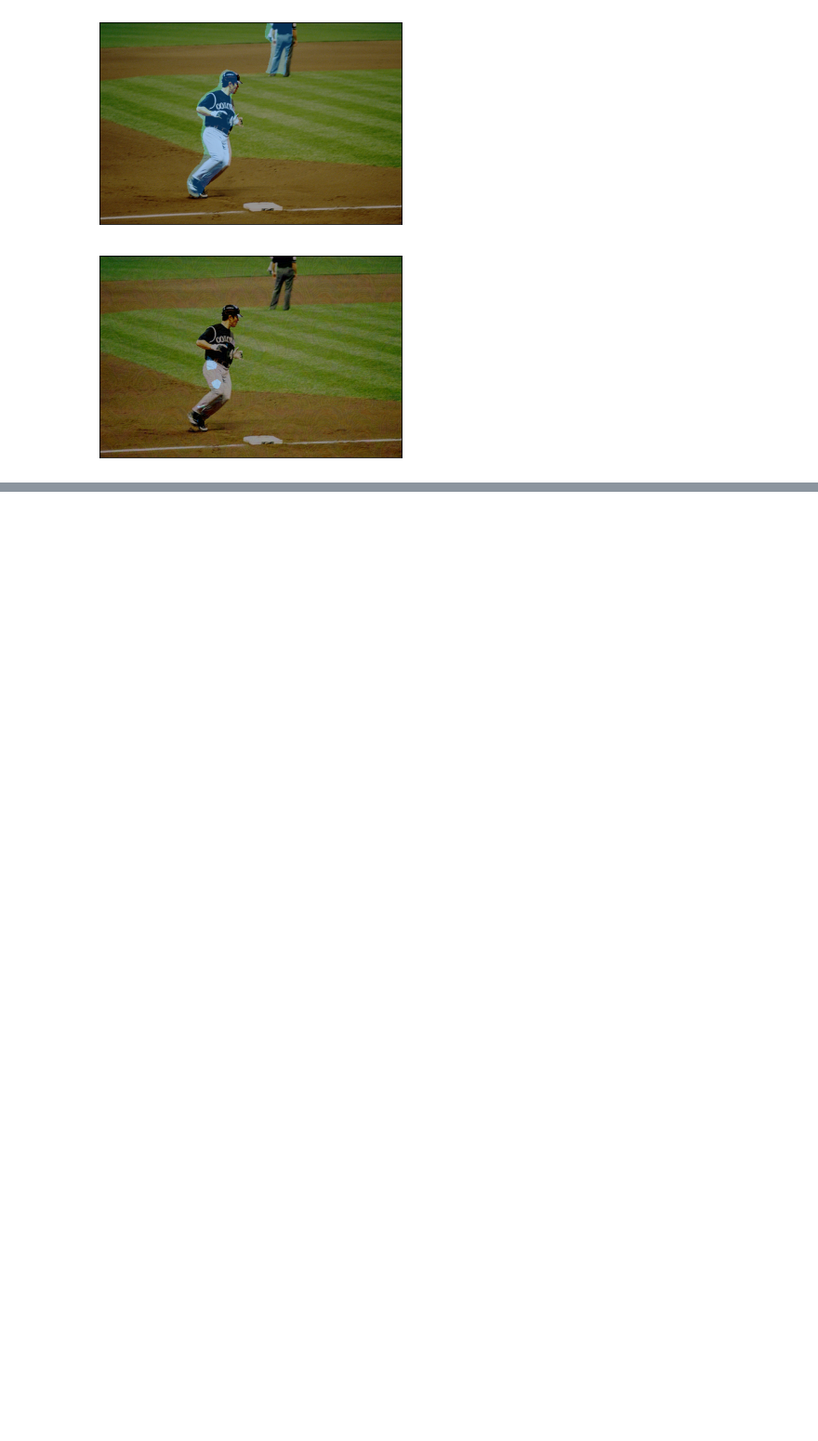
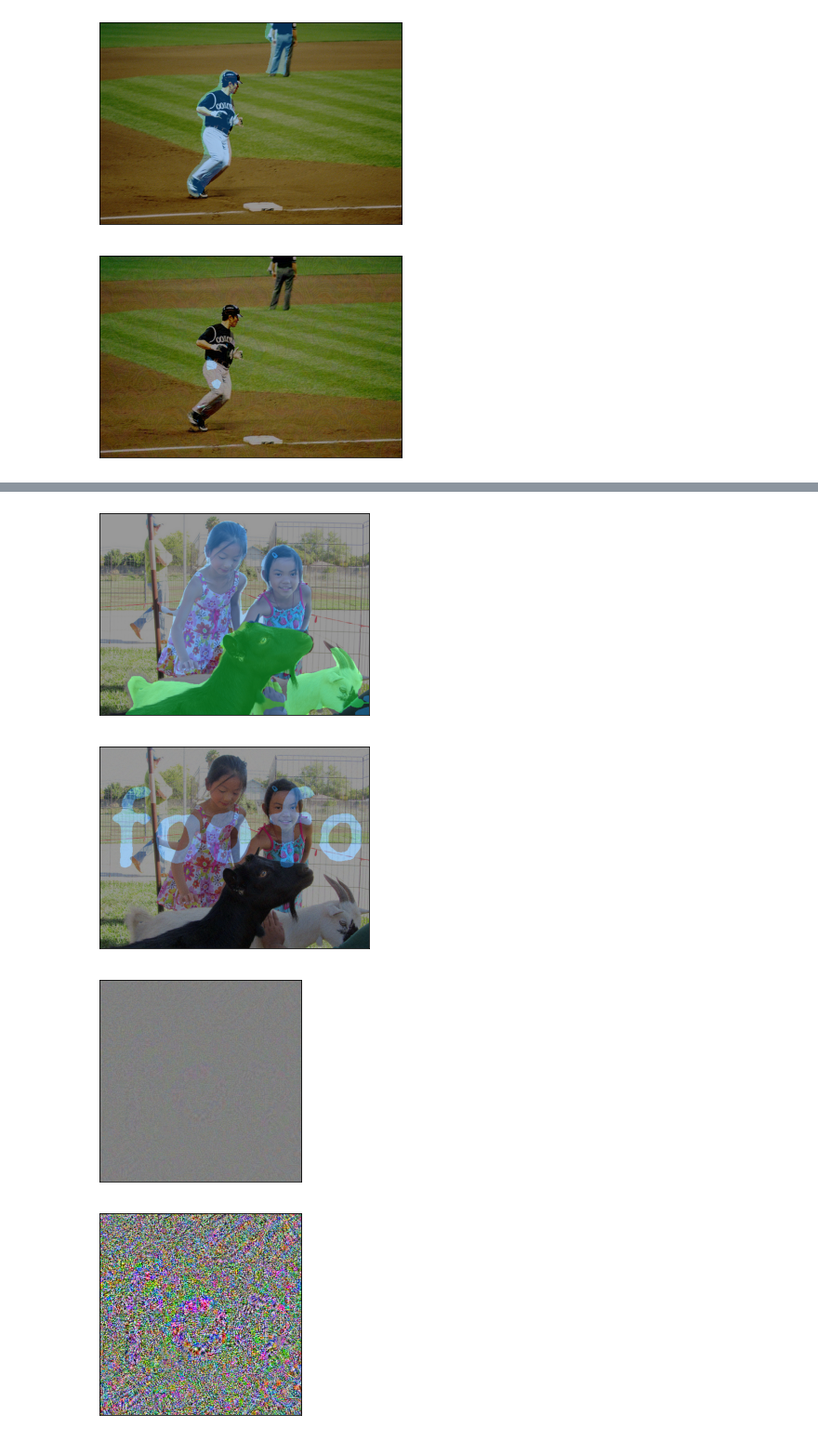
Before and after one commit to tomtseng/adversarial-segmentation, a Jupyter notebook: adversarial-segmentation.ipynb, the cells around one changed output, grey strips where cells are left out. Shown at 93% size. Drawn from its saved outputs; the diff is of its cells as text; code cells hidden in the pictures; blank space fills up the shorter version.

```diff
--- a/adversarial-segmentation.ipynb
+++ b/adversarial-segmentation.ipynb
@@ -269,0 +288,9 @@ with torch.no_grad():
+# %%
+perturbation = Perturbation(tile_size=static_target.shape[-1], max_magnitude=10)
+perturbation.to(device)
+perturbation_path = "static-perturbation.pt"
+if os.path.exists(perturbation_path):
+    perturbation.load_state_dict(torch.load(perturbation_path, map_location=device))
+
+optimizer = FGSM(perturbation.parameters(), step_size=1)
+loss_fn = make_loss_fn(confidence_threshold=0.75, hiding_weight=None)
@@ -269,0 +326,12 @@ with torch.no_grad():
+# %%
+with torch.no_grad():
+    perturbed_image = perturbation(sample_image)
+    show_segmentation(model, sample_image)
+    show_segmentation(model, perturbed_image.byte())
+    perturbation.show()
+    perturbation.show(amplified=True)
+# %% [output]
+[figure, added]
+[figure, added]
+[figure, added]
+[figure, added]
```
Also changed, not shown: parts of 6 cells of this notebook, 2 other files.
